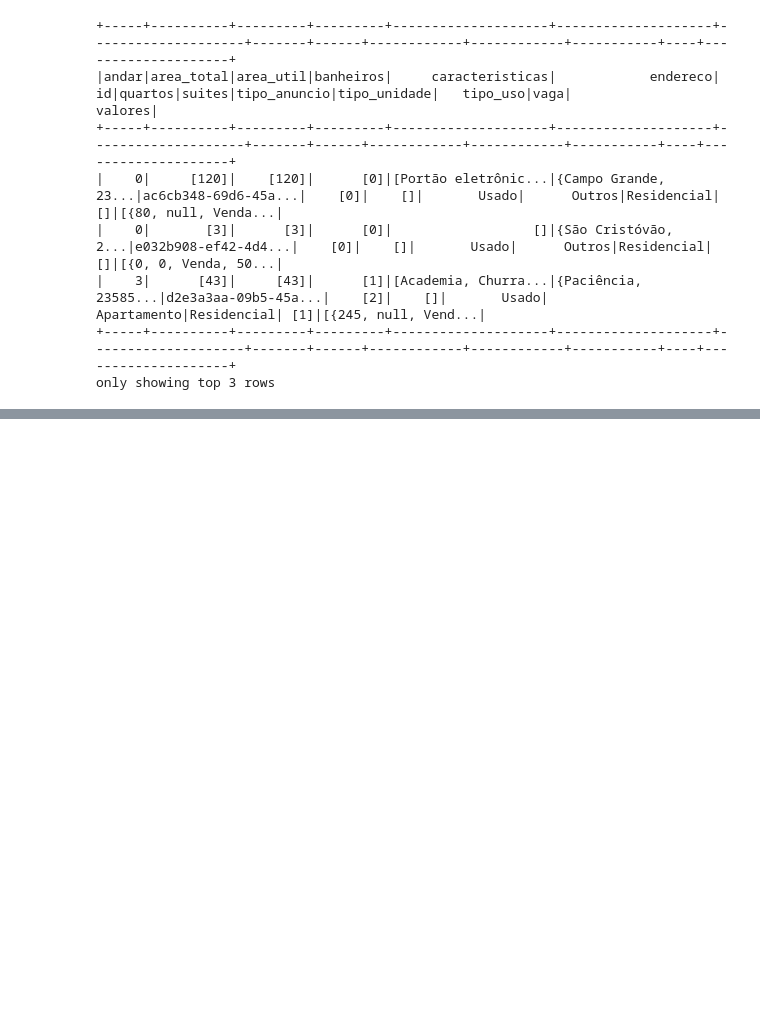
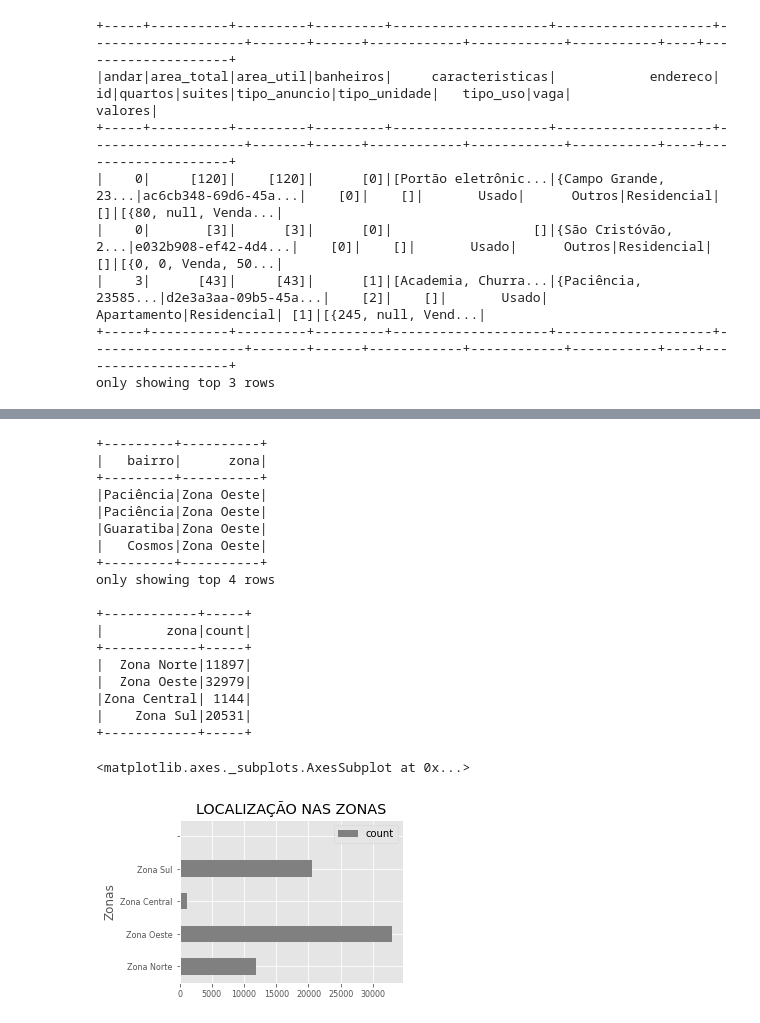
Before and after one commit to Clauciofds/Challenge-Data-Science-, a Jupyter notebook: Challenge_Semana_I_v1_01.ipynb, the cells around one changed output, grey strips where cells are left out. Cells and saved outputs as stored; diff of their text form; code cells hidden in the pictures; blank space fills up the shorter version.

```diff
--- a/Challenge_Semana_I_v1_01.ipynb
+++ b/Challenge_Semana_I_v1_01.ipynb
@@ -277,9 +318,0 @@ anuncio_tipo\
-# %%
-caracteristicas = ['area_total', 'area_util', 'banheiros', 'quartos', 'suites', 'vaga']
-
-for col in caracteristicas:
-    anuncio_tipo\
-        .select(f.size(f.col(col)).alias(col))\
-        .groupBy(col)\
-        .count()\
-        .show()
@@ -304,7 +321,8 @@ for col in caracteristicas:
 # %%
-anuncio_tipo\
-      .select([f.col(c)[0].alias(c) if c in caracteristicas else c for c in anuncio_tipo.columns])\
-      .show(5)
+anuncio_tipo_usado = anuncio_tipo_usado\
+      .select([f.col(c)[0].alias(c) if c in caracteristicas else c for c in anuncio_tipo_usado.columns])
+
+anuncio_tipo_usado.show(3)
 # %% [output]
 +-----+----------+---------+---------+--------------------+--------------------+--------------------+-------+------+------------+------------+-----------+----+--------------------+
 |andar|area_total|area_util|banheiros|     caracteristicas|            endereco|                  id|quartos|suites|tipo_anuncio|tipo_unidade|   tipo_uso|vaga|             valores|
@@ -318,0 +349,50 @@ only showing top 5 rows
+# %%
+anuncio_zonas = anuncio_tipo_usado\
+        .select(
+            'endereco.*'
+        )\
+        .select(
+            'bairro', 'zona'
+        )
+
+anuncio_zonas.show(4)
+
+anuncio_graf03 = anuncio_zonas\
+      .groupBy('zona')\
+      .count()
+
+anuncio_graf03.show()
+
+anuncio_graf03 = anuncio_graf03.toPandas()
+
+plt.rcParams['figure.figsize'] = (4,3)
+matplotlib.style.use('ggplot')
+
+anuncio_graf03.plot.barh(
+    x = 'zona',
+    xlabel = 'Zonas',
+    color = 'gray',
+    fontsize = 8,
+    title = 'LOCALIZAÇÃO NAS ZONAS'
+)
+# %% [output]
++---------+----------+
+|   bairro|      zona|
++---------+----------+
+|Paciência|Zona Oeste|
+|Paciência|Zona Oeste|
+|Guaratiba|Zona Oeste|
+|   Cosmos|Zona Oeste|
++---------+----------+
+only showing top 4 rows
+
++------------+-----+
+|        zona|count|
++------------+-----+
+|  Zona Norte|11897|
+|  Zona Oeste|32979|
+|Zona Central| 1144|
+|    Zona Sul|20531|
++------------+-----+
+<matplotlib.axes._subplots.AxesSubplot at 0x...>
+[figure, added]
```
Also changed, not shown: parts of 28 cells of this notebook.
